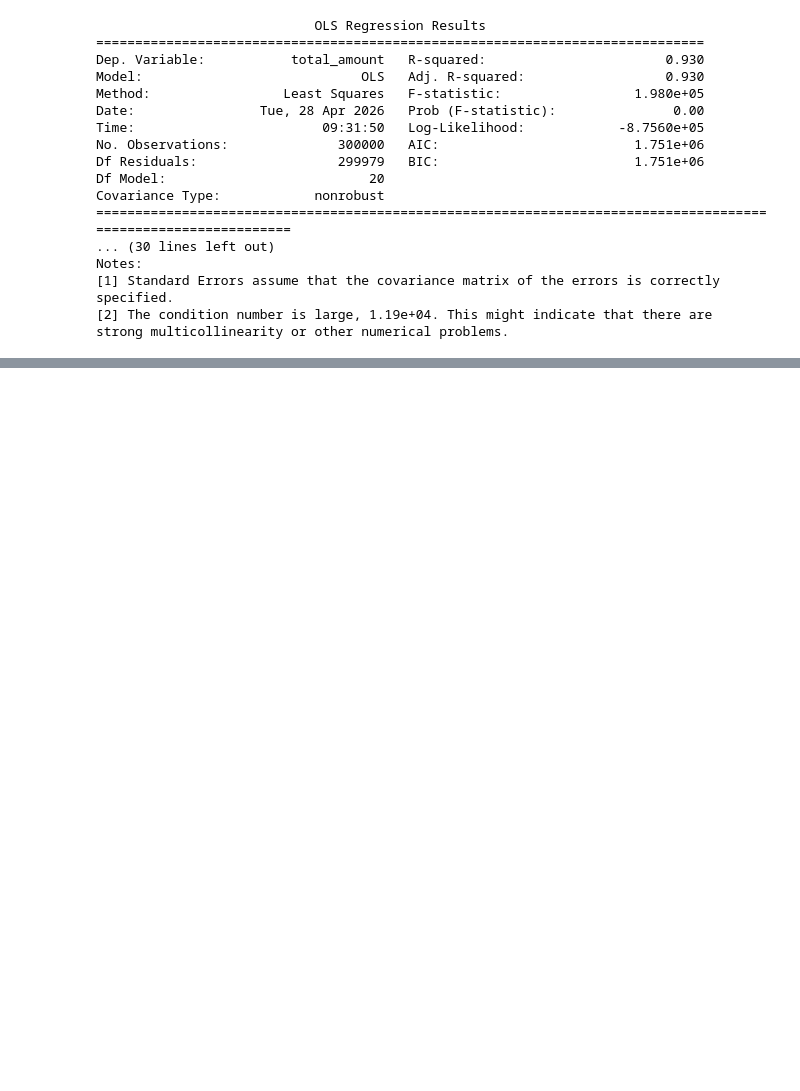
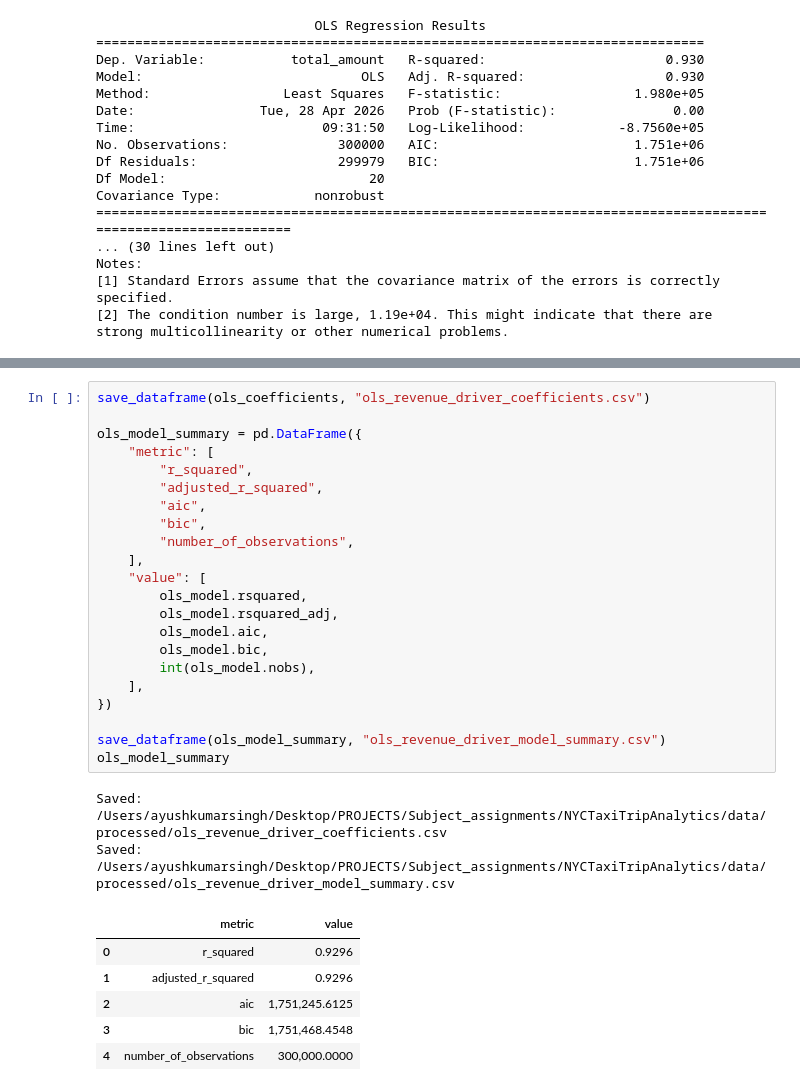
Before and after one commit to angelonels/NYCTaxiTripAnalytics, a Jupyter notebook: notebooks/04_statistical_analysis.ipynb, the cells around one changed output, grey strips where cells are left out. Saved outputs shown, nothing was run; the diff lists cells and outputs as text; blank space fills up the shorter version.

Commit message:
Extract and display model coefficients

```diff
--- a/notebooks/04_statistical_analysis.ipynb
+++ b/notebooks/04_statistical_analysis.ipynb
@@ -733,3 +733,34 @@ ols_coefficients.head(30)
 | 2 | C(pickup_borough)[T.Brooklyn] | -1.4847 | 0.0000 | -1.9526 | -1.0169 | Statistically significant |
 | 15 | C(rate_code_label)[T.Standard rate] | -7.4870 | 0.0000 | -7.6342 | -7.3399 | Statistically significant |
 | 16 | C(rate_code_label)[T.Unknown] | -21.5020 | 0.0000 | -21.7800 | -21.2240 | Statistically significant |
+# %%
+save_dataframe(ols_coefficients, "ols_revenue_driver_coefficients.csv")
+
+ols_model_summary = pd.DataFrame({
+    "metric": [
+        "r_squared",
+        "adjusted_r_squared",
+        "aic",
+        "bic",
+        "number_of_observations",
+    ],
+    "value": [
+        ols_model.rsquared,
+        ols_model.rsquared_adj,
+        ols_model.aic,
+        ols_model.bic,
+        int(ols_model.nobs),
+    ],
+})
+
+save_dataframe(ols_model_summary, "ols_revenue_driver_model_summary.csv")
+ols_model_summary
+# %% [output]
+Saved: /Users/ayushkumarsingh/Desktop/PROJECTS/Subject_assignments/NYCTaxiTripAnalytics/data/processed/ols_revenue_driver_coefficients.csv
+Saved: /Users/ayushkumarsingh/Desktop/PROJECTS/Subject_assignments/NYCTaxiTripAnalytics/data/processed/ols_revenue_driver_model_summary.csv
+|  | metric | value |
+| 0 | r_squared | 0.9296 |
+| 1 | adjusted_r_squared | 0.9296 |
+| 2 | aic | 1,751,245.6125 |
+| 3 | bic | 1,751,468.4548 |
+| 4 | number_of_observations | 300,000.0000 |
```
